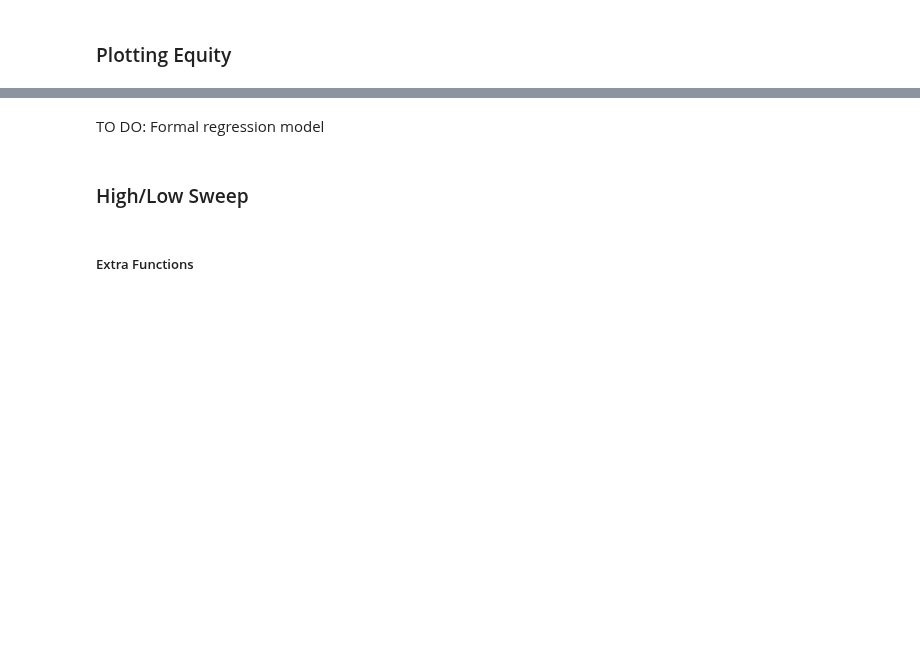
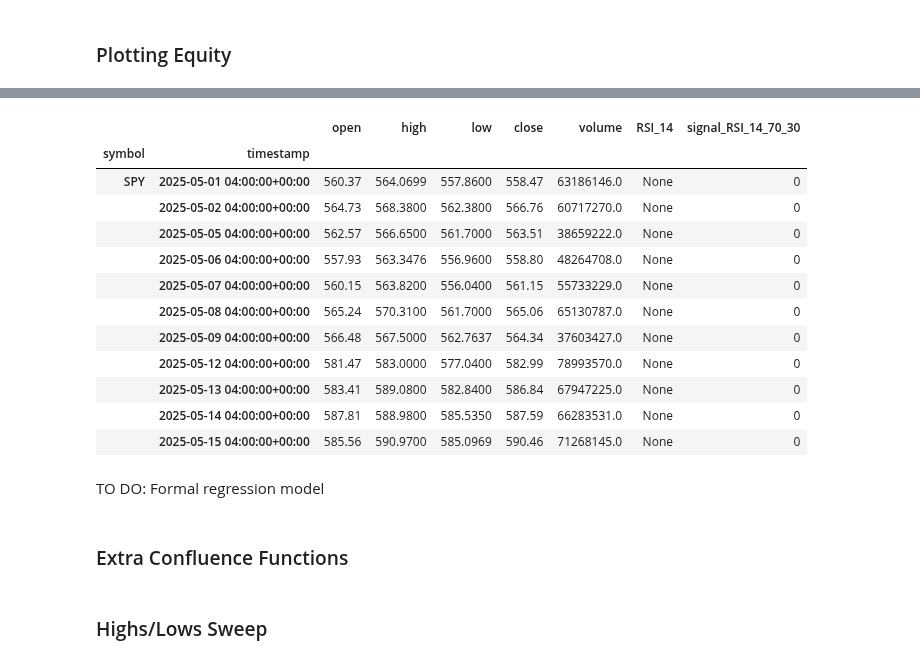
Before and after one commit to Code-For-3/Trading-for-Dummies, a Jupyter notebook: Indicators.ipynb, the cells around one changed output, grey strips where cells are left out. Saved outputs shown, nothing was run; the diff lists cells and outputs as text; code cells hidden in the pictures; blank space fills up the shorter version.

```diff
--- a/Indicators.ipynb
+++ b/Indicators.ipynb
@@ -149,3 +12,24 @@ print(evaluate_trades(trade_log_combined))
+# %%
+df = get_stock_data("SPY", "2025-05-01", "2025-05-16", "Day", 1)
+
+rsi = RSIStrategy()
+rsi.generate_signal(df)
+# %% [output]
+|  |  | open | high | low | close | volume | RSI_14 | signal_RSI_14_70_30 |
+| symbol | timestamp |  |  |  |  |  |  |  |
+| SPY | 2025-05-01 04:00:00+00:00 | 560.37 | 564.0699 | 557.8600 | 558.47 | 63186146.0 | None | 0 |
+|  | 2025-05-02 04:00:00+00:00 | 564.73 | 568.3800 | 562.3800 | 566.76 | 60717270.0 | None | 0 |
+|  | 2025-05-05 04:00:00+00:00 | 562.57 | 566.6500 | 561.7000 | 563.51 | 38659222.0 | None | 0 |
+|  | 2025-05-06 04:00:00+00:00 | 557.93 | 563.3476 | 556.9600 | 558.80 | 48264708.0 | None | 0 |
+|  | 2025-05-07 04:00:00+00:00 | 560.15 | 563.8200 | 556.0400 | 561.15 | 55733229.0 | None | 0 |
+|  | 2025-05-08 04:00:00+00:00 | 565.24 | 570.3100 | 561.7000 | 565.06 | 65130787.0 | None | 0 |
+|  | 2025-05-09 04:00:00+00:00 | 566.48 | 567.5000 | 562.7637 | 564.34 | 37603427.0 | None | 0 |
+|  | 2025-05-12 04:00:00+00:00 | 581.47 | 583.0000 | 577.0400 | 582.99 | 78993570.0 | None | 0 |
+|  | 2025-05-13 04:00:00+00:00 | 583.41 | 589.0800 | 582.8400 | 586.84 | 67947225.0 | None | 0 |
+|  | 2025-05-14 04:00:00+00:00 | 587.81 | 588.9800 | 585.5350 | 587.59 | 66283531.0 | None | 0 |
+|  | 2025-05-15 04:00:00+00:00 | 585.56 | 590.9700 | 585.0969 | 590.46 | 71268145.0 | None | 0 |
 # %% [markdown]
 TO DO:
 Formal regression model
+# %% [markdown]
+### Extra Confluence Functions
@@ -152,4 +73,2 @@ Formal regression model
 # %% [markdown]
-### High/Low Sweep
+### Highs/Lows Sweep
-# %% [markdown]
-##### Extra Functions
```
Also changed, not shown: parts of 19 cells of this notebook, 3 other files.
